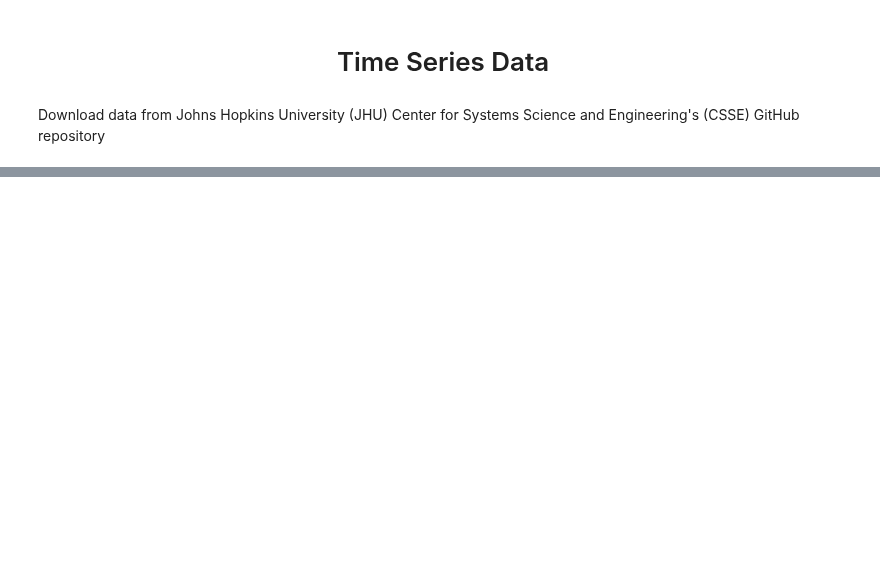
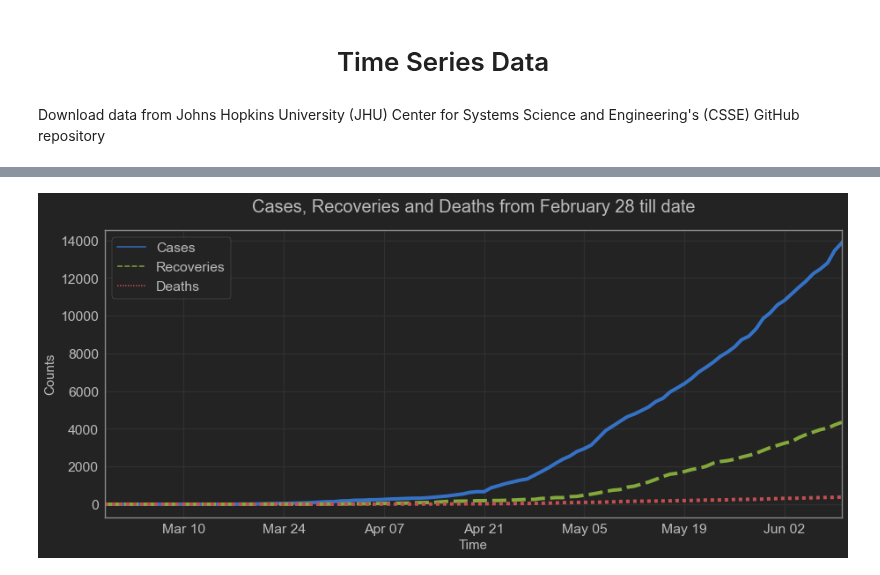
Before and after one commit to omotayo-alade/covid-19-nigeria, a Jupyter notebook: explore.ipynb, the cells around one changed output, grey strips where cells are left out. Saved outputs shown, nothing was run; the diff lists cells and outputs as text; code cells hidden in the pictures; blank space fills up the shorter version.

```diff
--- a/explore.ipynb
+++ b/explore.ipynb
@@ -142,6 +267,7 @@ df_cases.set_index('Country/Region', inplace=True)
 df_cases = df_cases.loc['Nigeria']
 df_cases = pd.DataFrame(df_cases)
 df_cases.columns = ['Cases']
+df_cases = df_cases.loc['2/28/20':]
 # %%
 # Extract recoveries data for Nigeria
 df_recovs.drop(['Province/State', 'Lat', 'Long'], axis=1, inplace=True)
@@ -149,6 +275,7 @@ df_recovs.set_index('Country/Region', inplace=True)
 df_recovs = df_recovs.loc['Nigeria']
 df_recovs = pd.DataFrame(df_recovs)
 df_recovs.columns = ['Recoveries']
+df_recovs = df_recovs.loc['2/28/20':]
 # %%
 # Extract death data for Nigeria
 df_deaths.drop(['Province/State', 'Lat', 'Long'], axis=1, inplace=True)
@@ -156,6 +283,7 @@ df_deaths.set_index('Country/Region', inplace=True)
 df_deaths = df_deaths.loc['Nigeria']
 df_deaths = pd.DataFrame(df_deaths)
 df_deaths.columns = ['Deaths']
+df_deaths = df_deaths.loc['2/28/20':]
 # %%
 # Merge cases, recoveriies and death data into one data frame
 time_series = pd.concat([df_cases, df_recovs, df_deaths], axis=1, ignore_index=False)
@@ -184,12 +320,17 @@ import matplotlib.dates as mdates
 # %%
 fig, ax = plt.subplots(figsize=(15, 6))
 jtplot.style(theme='monokai', context='notebook', fscale=1.5, spines=True)
 sns.lineplot(data=time_series, ax=ax, linewidth=4)
-ax.set_title('Cases, Recoveries and Deaths from January till date', fontdict={'fontsize': '20', 'fontweight' : '3'}, pad=20)
+ax.set_title('Cases, Recoveries and Deaths from February 28 till date', fontdict={'fontsize': '20', 'fontweight' : '3'}, pad=20)
 ax.set_ylabel('Counts', fontdict={'fontsize': '15', 'fontweight' : '3'})
 ax.set_xlabel('Time', fontdict={'fontsize': '15', 'fontweight' : '3'})
-#ax.set_xlim(time_series.index[0])
+ax.set_xlim(time_series.index[0], time_series.index[-1])
 
 # Format x-tick labels as 3-letter month name and day number
-#ax.xaxis.set_major_formatter(mdates.DateFormatter('%b %d'))
-#ax.xaxis.set_major_locator(mdates.WeekdayLocator(interval=2))
+ax.xaxis.set_major_formatter(mdates.DateFormatter('%b %d'))
+# Format x-tick labels to show at 2 weeks interval
+ax.xaxis.set_major_locator(mdates.WeekdayLocator(interval=2))
+# Save figure
+plt.savefig('line-plot.png')
+# %% [output]
+[figure, added]
```
Also changed, not shown: parts of 22 cells of this notebook, 3 other files.
